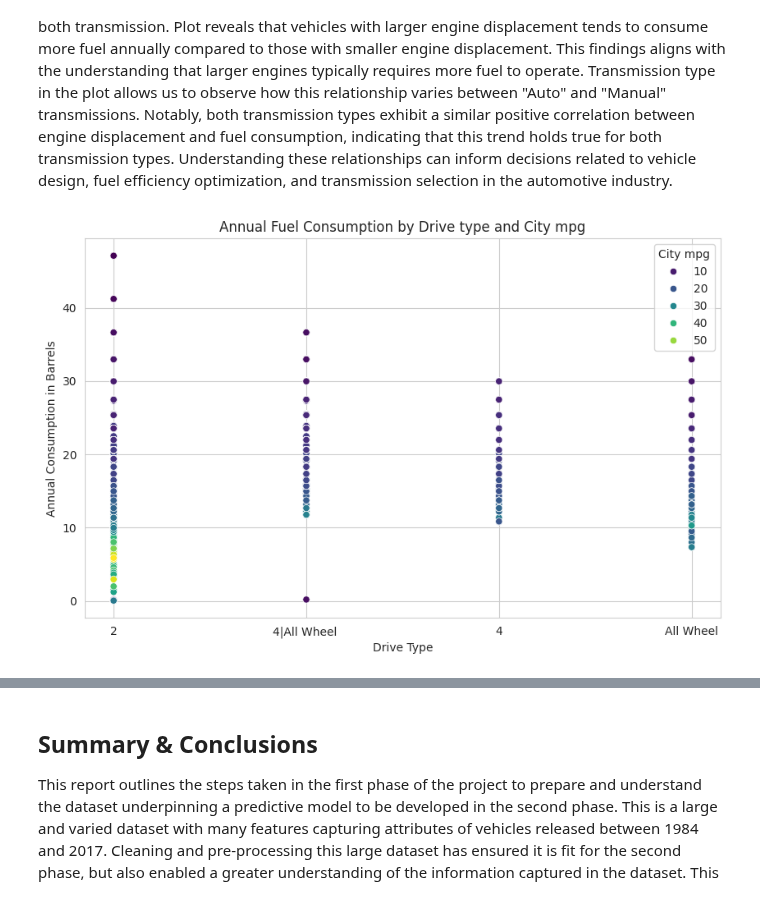
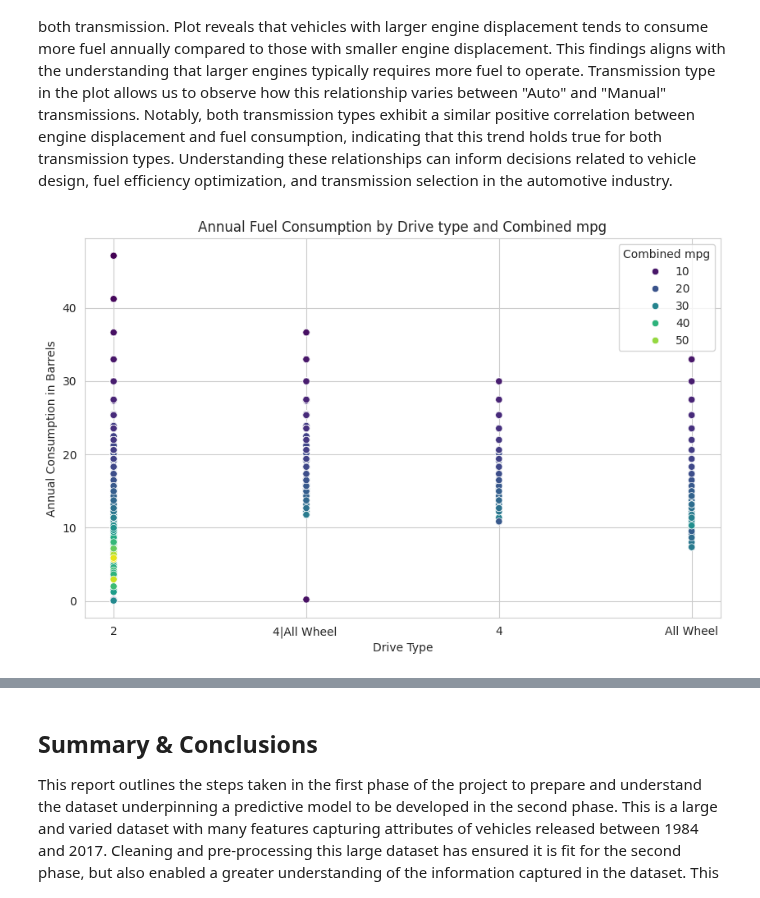
Before and after one commit to awol380/Machine-Learning-2410-Assignment, a Jupyter notebook: Phase_1.ipynb, the cells around one changed output, grey strips where cells are left out. Saved outputs shown, nothing was run; the diff lists cells and outputs as text; code cells hidden in the pictures.

```diff
--- a/Phase_1.ipynb
+++ b/Phase_1.ipynb
@@ -730,15 +730,16 @@ plt.show()
 # %% [markdown]
 We can see a strong positive correlation between engine displacement and annual consumption in Barrels. As the displacement of engine increases so is the annual fuel consumption increases. The plot shows the graph for two transmission type "Auto" which is in red colour and "Manual" which is in blue colour. Values represented by transmission are continuous values. Engine displacement refers to the total volume of cylinders in engine. As engine displacement is increases, we can see a corresponding increase in annual fuel consumption. It is consistent across both transmission. Plot reveals that vehicles with larger engine displacement tends to consume more fuel annually compared to those with smaller engine displacement. This findings aligns with the understanding that larger engines typically requires more fuel to operate. Transmission type in the plot allows us to observe how this relationship varies between "Auto" and "Manual" transmissions. Notably, both transmission types exhibit a similar positive correlation between engine displacement and fuel consumption, indicating that this trend holds true for both transmission types. Understanding these relationships can inform decisions related to vehicle design, fuel efficiency optimization, and transmission selection in the automotive industry.
 # %%
-#Visualisation 12: 3 Variable plot - Scatterplot comparing annual fuel consumption by Drive type and City mpg
+#Visualisation 12: 3 Variable plot - Scatterplot comparing annual fuel consumption by Drive type and combined mpg
+#We are comparing annual fuel consumption by Drive type and Combined mpg
 plt.figure(figsize=(10,6))
-sns.scatterplot(data=data,x='drive', y='annual_consumption_in_barrels_ft1', hue='city_mpg_ft1', palette='viridis')
+sns.scatterplot(data=data,x='drive', y='annual_consumption_in_barrels_ft1', hue='combined_mpg_ft1', palette='viridis')
 plt.xlabel('Drive Type')
 plt.ylabel('Annual Consumption in Barrels')
-plt.title("Annual Fuel Consumption by Drive type and City mpg")
-plt.legend(title='City mpg', loc='upper right')
+plt.title("Annual Fuel Consumption by Drive type and Combined mpg")
+plt.legend(title='Combined mpg')
 sns.set_style("whitegrid", {'axes.grid' : False})
 plt.grid(True)
 plt.show()
 # %% [output]
-[figure, old version]
+[figure, new version]
```
Also changed, not shown: parts of 2 cells of this notebook.
